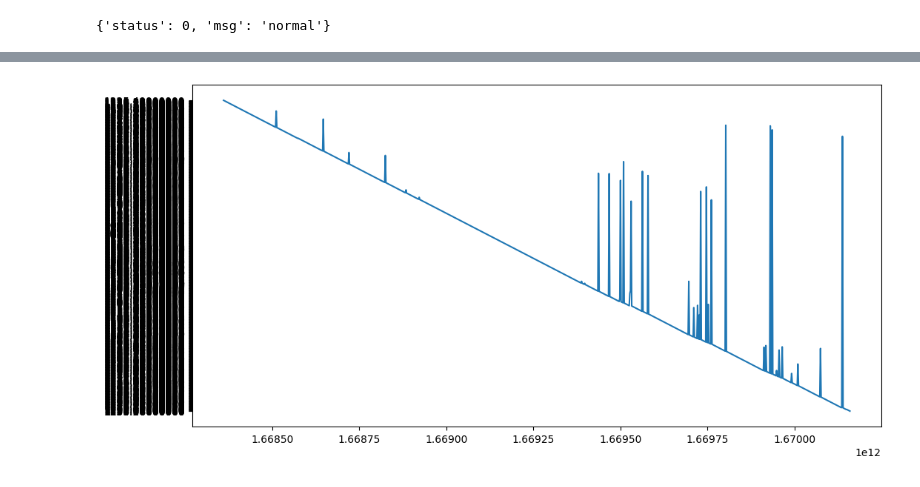
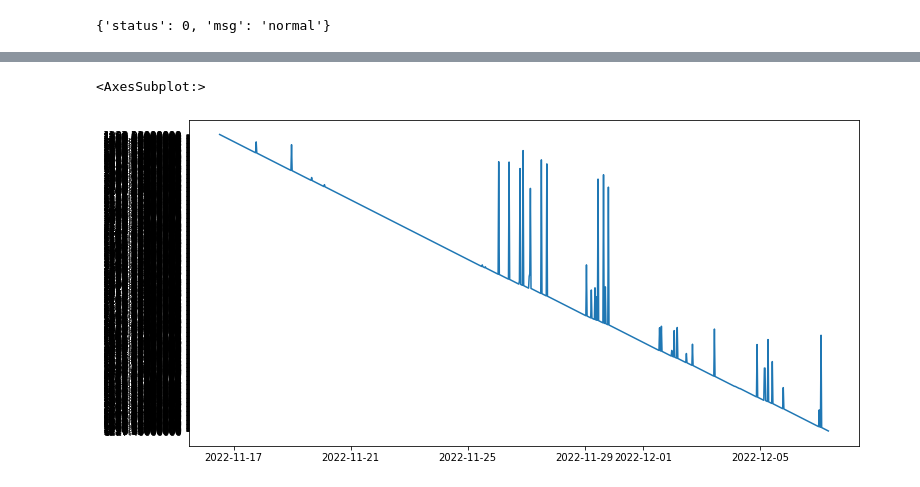
Before and after one commit to elielsantospaes/CripytoBot, a Jupyter notebook: BinaceAPI_Test.ipynb, the cells around one changed output, grey strips where cells are left out. Drawn from its saved outputs; the diff is of its cells as text; code cells hidden in the pictures.

```diff
--- a/BinaceAPI_Test.ipynb
+++ b/BinaceAPI_Test.ipynb
@@ -31,13 +65,15 @@ print( status )
 # %%
 # list of OHLCV values (Open time, Open, High, Low, Close, Volume, Close time, Quote asset volume, Number of trades, Taker buy base asset volume, Taker buy quote asset volume, Ignore)
 
-symbol = "BTCUSDT"
-interval = Client.KLINE_INTERVAL_30MINUTE
-limit = 850
-startTime = "1 Dec, 2020"
-endTime = "1 Dec, 2020"
+pair = "BTCUSDT"
+api_interval = "2h"
+limit = 1000
+startTime = "1 Dec, 2022"
+endTime = "2 Dec, 2022"
 
-klines = client.get_historical_klines( "ETHUSDT", Client.KLINE_INTERVAL_30MINUTE )
+status = client.get_system_status()
+klines = client.get_historical_klines(pair, api_interval)
+# klines = client.get_historical_klines( pair, api_interval, limit, startTime, endTime )
 
 if len( klines ) > 0:
     print( f"{len( klines )} candles found!" )
@@ -60,10 +96,10 @@ close_time = []
 for candle in klines:
     close_price.append( candle[4] )
 #     close_time.append( datetime.fromtimestamp( candle[6]/1000 ) )
-    close_time.append( candle[6] )
+    close_time.append( datetime.fromtimestamp( np.round( candle[6]/1000, 0 ) ) )
 
 df = pd.DataFrame( {"close_time":close_time, "close_price":close_price} )
-# print( df[ "close_time" ] )
+print( df[ "close_time" ] )
 
 
 plt.figure( figsize = (12,6) )
@@ -73,4 +120,5 @@ sns.lineplot( x = close_time, y = close_price, data = df )
+<AxesSubplot:>
-[figure, old version]
+[figure, new version]
 # %%
 prices = client.get_all_tickers()
 print( prices )
```
Also changed, not shown: parts of 16 cells of this notebook, 48 other files.
